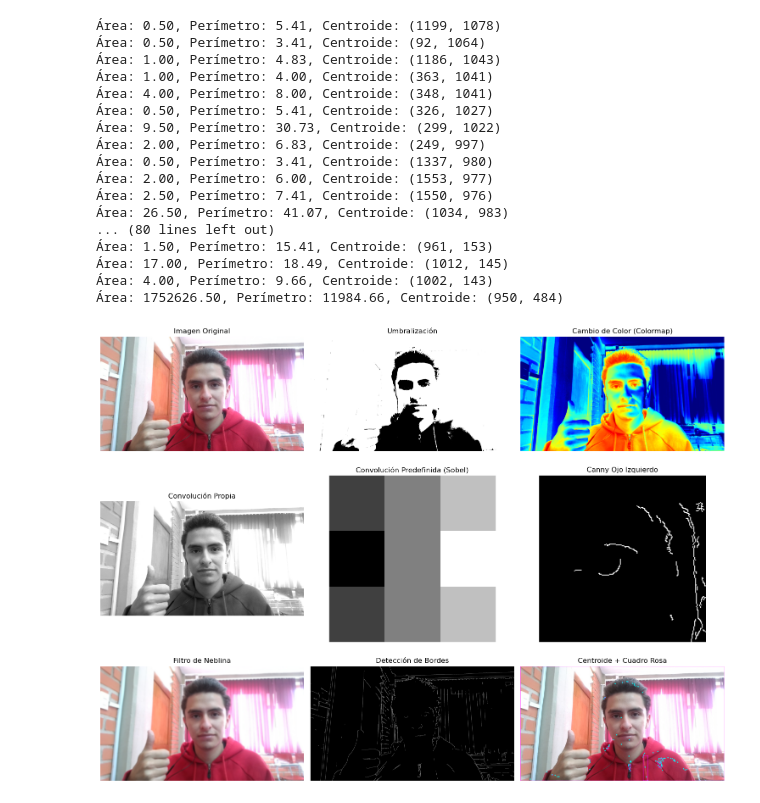
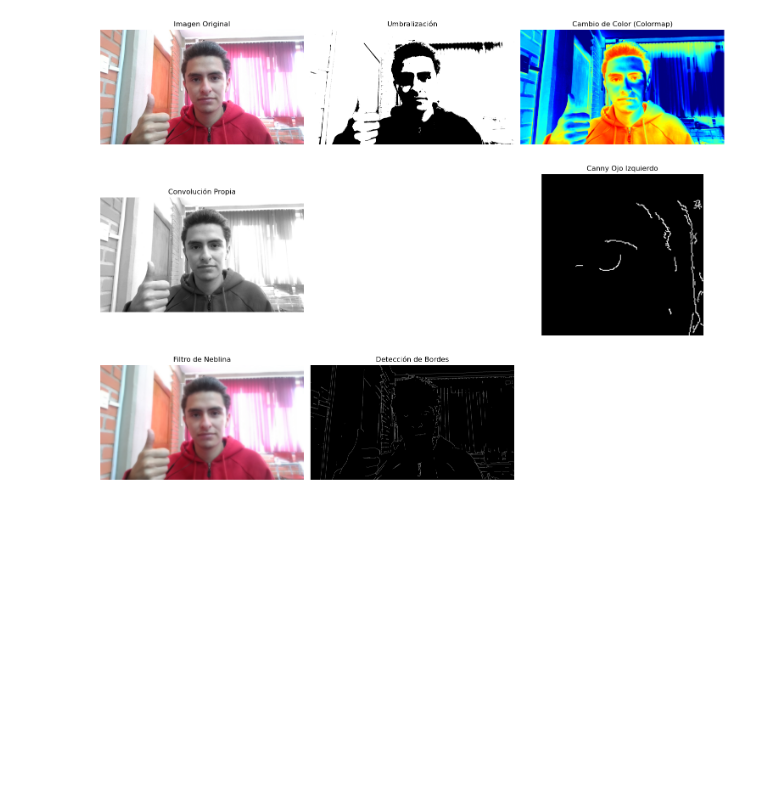
Before and after one commit to LEDJAM3/PDI, a Jupyter notebook: Laboratorio.ipynb, the cells around one changed output. Cells and saved outputs as stored; diff of their text form; code cells hidden in the pictures; blank space fills up the shorter version.

```diff
--- a/Laboratorio.ipynb
+++ b/Laboratorio.ipynb
@@ -103,7 +103,7 @@ imagen = cv2.imread('foto.jpg')
 imagen_rgb = cv2.cvtColor(imagen, cv2.COLOR_BGR2RGB)
 gris = cv2.cvtColor(imagen, cv2.COLOR_BGR2GRAY)
 
-_, umbral = cv2.threshold(gris, 100, 255, cv2.THRESH_BINARY)
+_, umbral = cv2.threshold(gris, 127, 255, cv2.THRESH_BINARY)
 
 color_mapa = cv2.applyColorMap(gris, cv2.COLORMAP_JET)
 
@@ -112,98 +112,55 @@ kernel_propio = np.array([[1, 2, 1],
                           [1, 1, 1]], dtype=np.float32) / 10
 convolucion_propia = cv2.filter2D(gris, -1, kernel_propio)
 
-convolucion_predef = [[-1, 0, 1],
-                      [-2, 0, 2],
-                      [-1, 0, 1]]
-
 alto, ancho = gris.shape
 ojo_izq = gris[350:550, 1000:1200]
 canny_ojo = cv2.Canny(ojo_izq, 100, 200)
 
-neblina = cv2.GaussianBlur(imagen_rgb, (21, 21), 0)
+blur = cv2.GaussianBlur(imagen, (41, 41), 0)
+neblina = ((imagen * 0.3) + (blur * 0.7)).astype(np.uint8)
 
 bordes = cv2.Canny(gris, 100, 200)
 
-contornos, _ = cv2.findContours(umbral, cv2.RETR_EXTERNAL, cv2.CHAIN_APPROX_SIMPLE)
-imagen_contorno = imagen_rgb.copy()
-
-for cnt in contornos:
-    area = cv2.contourArea(cnt)
-    perimetro = cv2.arcLength(cnt, True)
-    M = cv2.moments(cnt)
-    if M['m00'] != 0:
-        cx = int(M['m10'] / M['m00'])
-        cy = int(M['m01'] / M['m00'])
-        x, y, w, h = cv2.boundingRect(cnt)
-        cv2.rectangle(imagen_contorno, (x, y), (x + w, y + h), (255, 0, 255), 2)
-        cv2.circle(imagen_contorno, (cx, cy), 5, (0, 255, 255), -1)
-        print(f"Área: {area:.2f}, Perímetro: {perimetro:.2f}, Centroide: ({cx}, {cy})")
-
 plt.figure(figsize=(15, 12))
 
-plt.subplot(3, 3, 1)
+plt.subplot(331)
 plt.imshow(imagen_rgb)
 plt.title("Imagen Original")
 plt.axis('off')
 
-plt.subplot(3, 3, 2)
+plt.subplot(332)
 plt.imshow(umbral, cmap='gray')
 plt.title("Umbralización")
 plt.axis('off')
 
-plt.subplot(3, 3, 3)
+plt.subplot(333)
 plt.imshow(color_mapa)
 plt.title("Cambio de Color (Colormap)")
 plt.axis('off')
 
-plt.subplot(3, 3, 4)
+plt.subplot(334)
 plt.imshow(convolucion_propia, cmap='gray')
 plt.title("Convolución Propia")
 plt.axis('off')
 
-plt.subplot(3, 3, 5)
-plt.imshow(convolucion_predef, cmap='gray')
-plt.title("Convolución Predefinida (Sobel)")
-plt.axis('off')
 
-plt.subplot(3, 3, 6)
+
+plt.subplot(336)
 plt.imshow(canny_ojo, cmap='gray')
 plt.title("Canny Ojo Izquierdo")
 plt.axis('off')
 
-plt.subplot(3, 3, 7)
-plt.imshow(neblina)
+plt.subplot(337)
+plt.imshow(cv2.cvtColor(neblina, cv2.COLOR_BGR2RGB))
 plt.title("Filtro de Neblina")
 plt.axis('off')
 
-plt.subplot(3, 3, 8)
+plt.subplot(338)
 plt.imshow(bordes, cmap='gray')
 plt.title("Detección de Bordes")
 plt.axis('off')
 
-plt.subplot(3, 3, 9)
-plt.imshow(imagen_contorno)
-plt.title("Centroide + Cuadro Rosa")
-plt.axis('off')
-
 plt.tight_layout()
 plt.show()
 # %% [output]
-Área: 0.50, Perímetro: 5.41, Centroide: (1199, 1078)
-Área: 0.50, Perímetro: 3.41, Centroide: (92, 1064)
-Área: 1.00, Perímetro: 4.83, Centroide: (1186, 1043)
-Área: 1.00, Perímetro: 4.00, Centroide: (363, 1041)
-Área: 4.00, Perímetro: 8.00, Centroide: (348, 1041)
-Área: 0.50, Perímetro: 5.41, Centroide: (326, 1027)
-Área: 9.50, Perímetro: 30.73, Centroide: (299, 1022)
-Área: 2.00, Perímetro: 6.83, Centroide: (249, 997)
-Área: 0.50, Perímetro: 3.41, Centroide: (1337, 980)
-Área: 2.00, Perímetro: 6.00, Centroide: (1553, 977)
-Área: 2.50, Perímetro: 7.41, Centroide: (1550, 976)
-Área: 26.50, Perímetro: 41.07, Centroide: (1034, 983)
-... (80 lines left out)
-Área: 1.50, Perímetro: 15.41, Centroide: (961, 153)
-Área: 17.00, Perímetro: 18.49, Centroide: (1012, 145)
-Área: 4.00, Perímetro: 9.66, Centroide: (1002, 143)
-Área: 1752626.50, Perímetro: 11984.66, Centroide: (950, 484)
-[figure, old version]
+[figure, new version]
```
